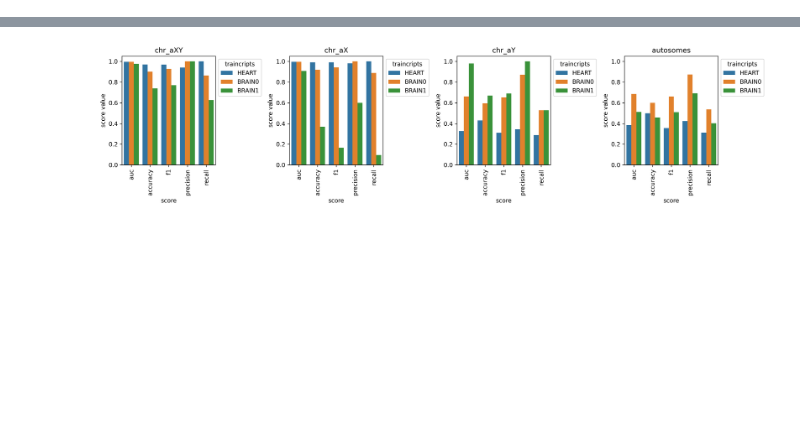
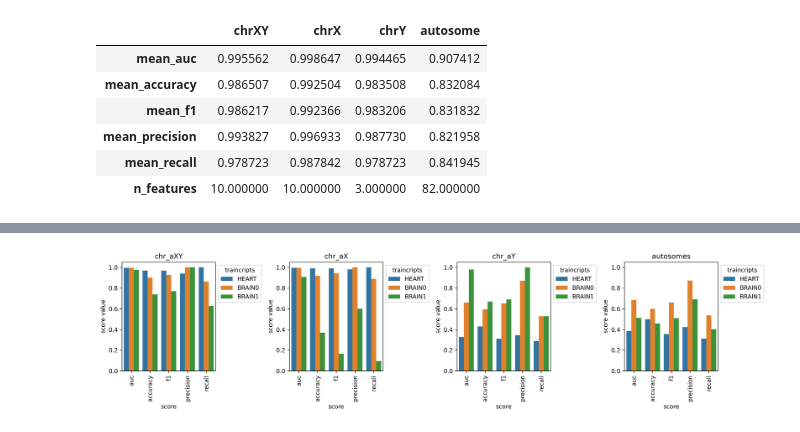
Before and after one commit to zodelheim/sea-infer-rna-seq, a Jupyter notebook: notebooks/ModelsQuality.ipynb, the cells around one changed output, grey strips where cells are left out. Cells and saved outputs as stored; diff of their text form; code cells hidden in the pictures; blank space fills up the shorter version.

```diff
--- a/notebooks/ModelsQuality.ipynb
+++ b/notebooks/ModelsQuality.ipynb
@@ -222,16 +238,25 @@ eval_dict = {
 # %%
 # # TOTAL, HEART, BRAIN0, BRAIN1
 # TOTAL_df = pd.DataFrame.from_dict(TOTAL)
 # HEART_df = pd.DataFrame.from_dict(HEART)
 # # BLOOD1_df = pd.DataFrame.from_dict(BLOOD1)
 # BRAIN0_df = pd.DataFrame.from_dict(BRAIN0)
 # BRAIN1_df = pd.DataFrame.from_dict(BRAIN1)
 # TOTAL_df
 
 TOTAL_df = pd.DataFrame.from_dict(train_dict['None'])
 HEART_df = pd.DataFrame.from_dict(train_dict['HEART'])
 BRAIN0_df = pd.DataFrame.from_dict(train_dict['BRAIN0'])
 BRAIN1_df = pd.DataFrame.from_dict(train_dict['BRAIN1'])
+TOTAL_df
+# %% [output]
+|  | chrXY | chrX | chrY | autosome |
+| mean_auc | 0.995562 | 0.998647 | 0.994465 | 0.907412 |
+| mean_accuracy | 0.986507 | 0.992504 | 0.983508 | 0.832084 |
+| mean_f1 | 0.986217 | 0.992366 | 0.983206 | 0.831832 |
+| mean_precision | 0.993827 | 0.996933 | 0.987730 | 0.821958 |
+| mean_recall | 0.978723 | 0.987842 | 0.978723 | 0.841945 |
+| n_features | 10.000000 | 10.000000 | 3.000000 | 82.000000 |
 # %%
 sex_chromosome_names = {
     'chrXY': 'chr_aXY',
```
Also changed, not shown: parts of 10 cells of this notebook.
